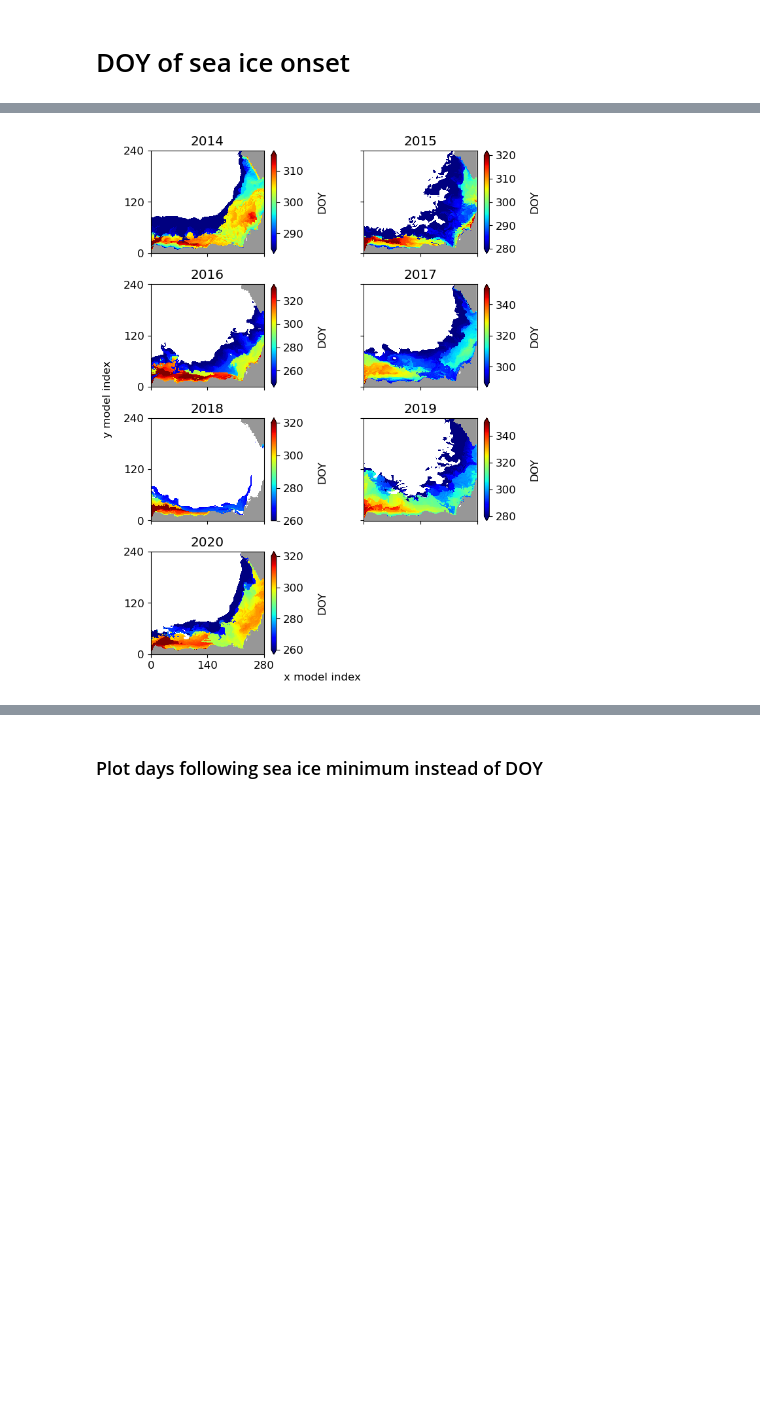
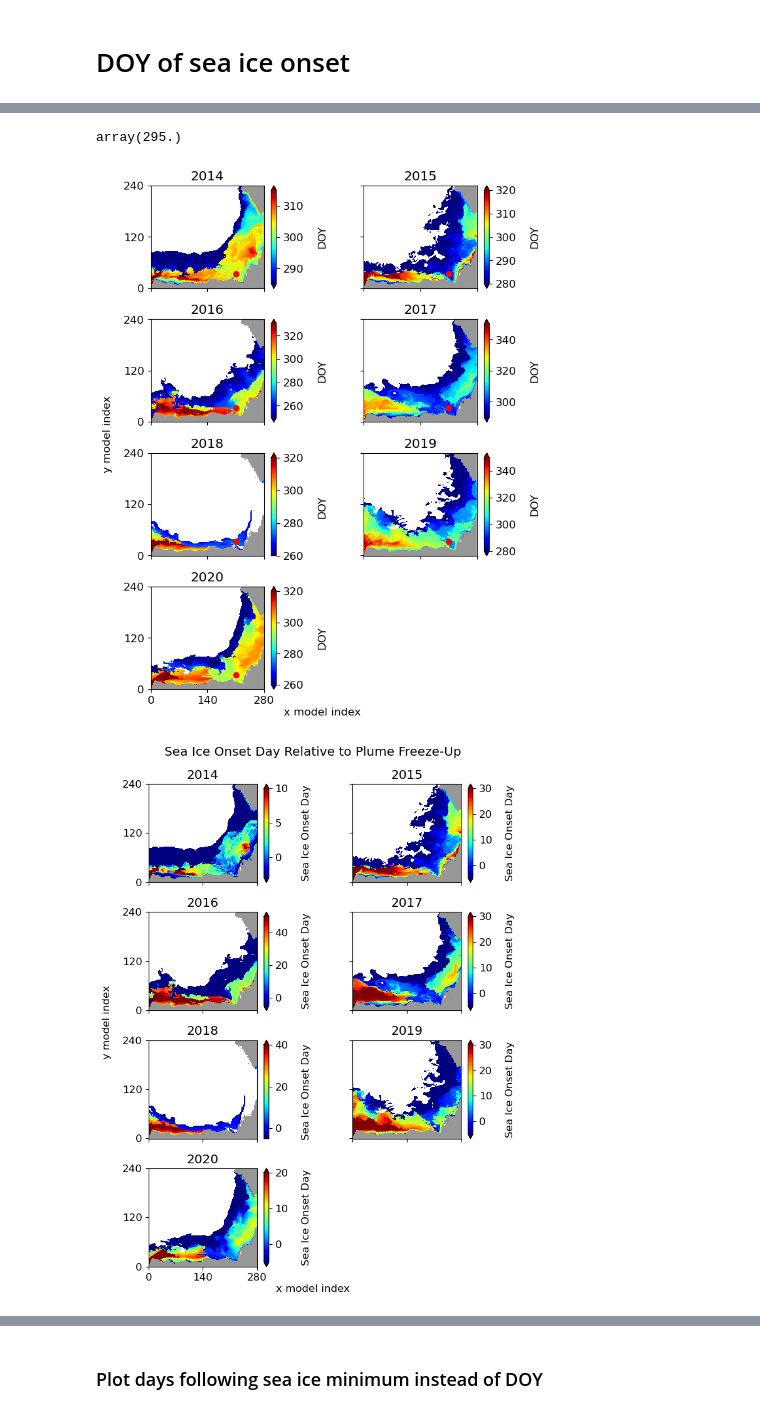
Before and after one commit to mjzahn/SASSIE_ECCO_salinity_stratification, a Jupyter notebook: notebooks/stratification_analyses/manuscript_figs/DOY_ice_onset.ipynb, the cells around one changed output, grey strips where cells are left out. Saved outputs shown, nothing was run; the diff lists cells and outputs as text; code cells hidden in the pictures; blank space fills up the shorter version.

```diff
--- a/notebooks/stratification_analyses/manuscript_figs/DOY_ice_onset.ipynb
+++ b/notebooks/stratification_analyses/manuscript_figs/DOY_ice_onset.ipynb
@@ -95,3 +121,7 @@ HH_grid_land_rot = rotate_dataarray_90ccw(HH_land_beaufort)
+# %%
+doy_ice_onset.isel(i=210,j=33).values
+# %% [output]
+array(295.)
 # %%
 years = np.arange(2014, 2021)
 n_years = len(years)
@@ -155,7 +185,75 @@ fig.subplots_adjust(wspace=0.5, hspace=0.3)
 fig.text(0.5, 0.07, 'x model index', ha='center', fontsize=12)
 fig.text(0.02, 0.5, 'y model index', va='center', rotation='vertical', fontsize=12);
 
-fig.savefig('/home/jpluser/git_repos/SASSIE_ECCO_salinity_stratification/figures/DOY_ice_onset.png',
-            dpi=300, bbox_inches='tight')
+# fig.savefig('/home/jpluser/git_repos/SASSIE_ECCO_salinity_stratification/figures/DOY_ice_onset.png',
+#             dpi=300, bbox_inches='tight')
 # %% [output]
-[figure, old version]
+[figure, new version]
+# %%
+years = np.arange(2014, 2021)
+n_years = len(years)
+
+# 4 rows, 2 columns (1 unused)
+fig, axs = plt.subplots(nrows=4, ncols=2, sharex=True, sharey=True, figsize=[7, 10])
+plt.rcParams['font.size'] = 12
+axs = axs.flatten()
+
+for i, year in enumerate(years):
+    ax = axs[i]
+
+    # Compute DOY when SIC > 15% for 3+ days
+    doy_ice_onset = find_ice_onset_doy(
+        ice_yrs_masked.sel(time=str(year)).chunk(dict(time=-1)),
+        threshold=15, duration=3
+    )
+
+    # Rotate so Alaska is at bottom
+    doy_ice_onset_rot = rotate_dataarray_90ccw(doy_ice_onset)
+
+    # normalize by plume date
+    doy_ice_onset_rot_normalized = doy_ice_onset_rot - doy_ice_onset_rot.isel(j=210,i=33).values
+
+    # Define vmin and vmax ranges in a dictionary
+    vmin_vmax_dict = {
+        0: (-3, 10),
+        1: (-5, 30),
+        2: (-5, 50),
+        3: (-5, 30),
+        4: (-5, 40),
+        5: (-5, 30),
+        6: (-5, 20)
+    }
+
+    # Use the dictionary to get the correct vmin and vmax for each plot
+    vmin, vmax = vmin_vmax_dict.get(i, (None, None))
+
+    pcm = doy_ice_onset_rot_normalized.plot(ax=ax, vmin=vmin,vmax=vmax, cmap='jet')
+
+    HH_grid_land_rot.plot(ax=ax, cmap='Greys_r', add_colorbar=False)
+
+    # Set subplot title and clean axis labels
+    ax.set_title(f"{year}")
+    ax.set_xlabel("")
+    ax.set_ylabel("")
+    # ax.set_ylim(500,800)
+
+    # Get and label the colorbar
+    if pcm.colorbar is not None:
+        pcm.colorbar.set_label("Sea Ice Onset Day", rotation=90, labelpad=15, fontsize=12)
+
+axs[0].set_xticks([0,140,280])
+axs[0].set_yticks([0,120,240])
+
+# Hide unused subplot
+if n_years < len(axs):
+    axs[-1].axis('off')
+
+fig.subplots_adjust(wspace=0.5, hspace=0.3)
+fig.suptitle('Sea Ice Onset Day Relative to Plume Freeze-Up',y=0.94)
+fig.text(0.5, 0.07, 'x model index', ha='center', fontsize=12)
+fig.text(0.02, 0.5, 'y model index', va='center', rotation='vertical', fontsize=12);
+
+fig.savefig('/home/jpluser/git_repos/SASSIE_ECCO_salinity_stratification/figures/DOY_ice_onset_model.png',
+            dpi=300, bbox_inches='tight')
+# %% [output]
+[figure, added]
```
Also changed, not shown: parts of 6 cells of this notebook, 7 other files.
